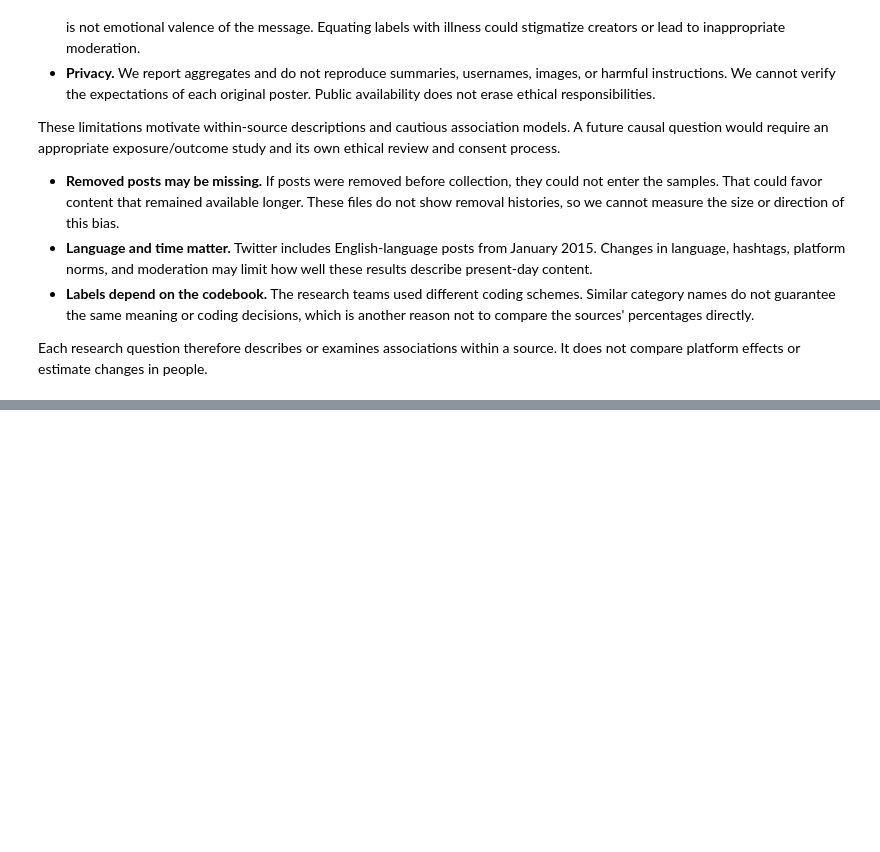
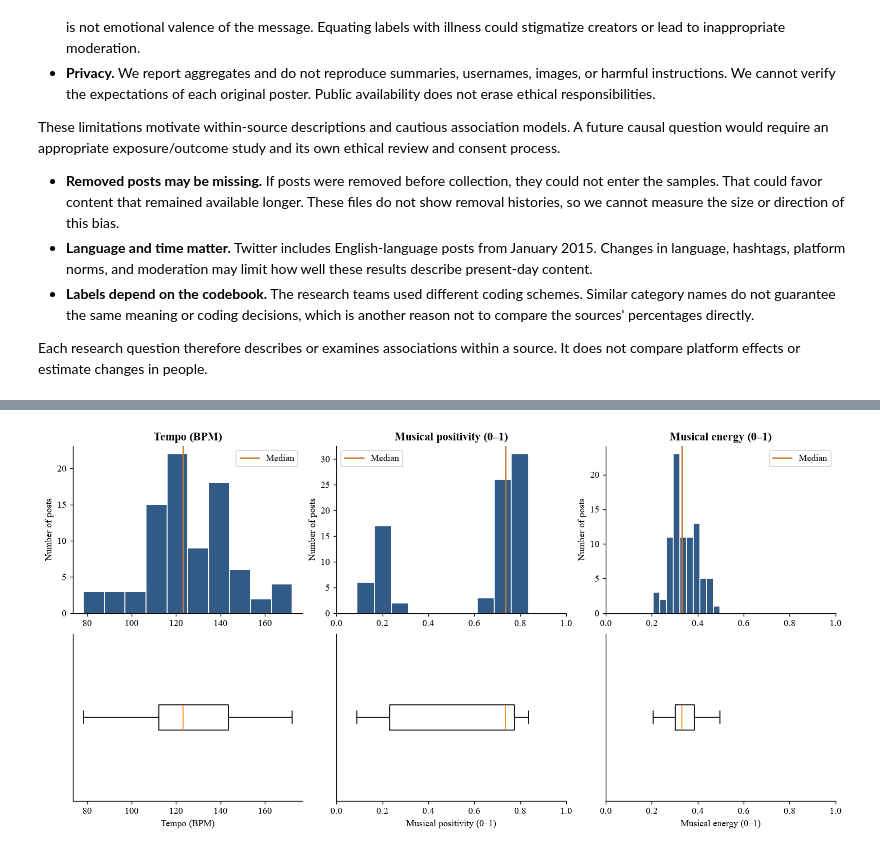
Before and after one commit to AnyaChoudhary/info2950-fall2026-project, a Jupyter notebook: notebooks/INFO2950_Phase_II.ipynb, the cells around one changed output, grey strips where cells are left out. Drawn from its saved outputs; the diff is of its cells as text; code cells hidden in the pictures; blank space fills up the shorter version.

```diff
--- a/notebooks/INFO2950_Phase_II.ipynb
+++ b/notebooks/INFO2950_Phase_II.ipynb
@@ -756,0 +808,38 @@ For the final phase, we want feedback on whether our proposed models answer mean
+# %%
+# Histograms show the shape; boxplots show the middle and spread.
+plot_columns = [
+    'audio_tempo_bpm', 'audio_valence', 'audio_arousal'
+]
+plot_labels = [
+    'Tempo (BPM)',
+    'Musical positivity (0–1)',
+    'Musical energy (0–1)'
+]
+
+figure, charts = plt.subplots(
+    2, 3, figsize=(12,6), layout='constrained'
+)
+
+for position, column in enumerate(plot_columns):
+    values = tiktok[column]
+    histogram = charts[0, position]
+    boxplot = charts[1, position]
+
+    values.hist(ax=histogram, bins=10, color=BLUE, edgecolor='white', grid=False)
+    histogram.axvline(values.median(), color=ORANGE, label='Median')
+    histogram.set_title(plot_labels[position])
+    histogram.set_ylabel('Number of posts')
+    histogram.legend()
+
+    boxplot.boxplot(values, orientation='horizontal')
+
+    if column != 'audio_tempo_bpm':
+        histogram.set_xlim(0, 1)
+
+    boxplot.set_xlim(histogram.get_xlim())
+    boxplot.set_yticks([])
+    boxplot.set_xlabel(plot_labels[position])
+
+finish('04_audio_distributions')
+# %% [output]
+[figure, added]
```
Also changed, not shown: parts of 39 cells of this notebook, 8 other files.
